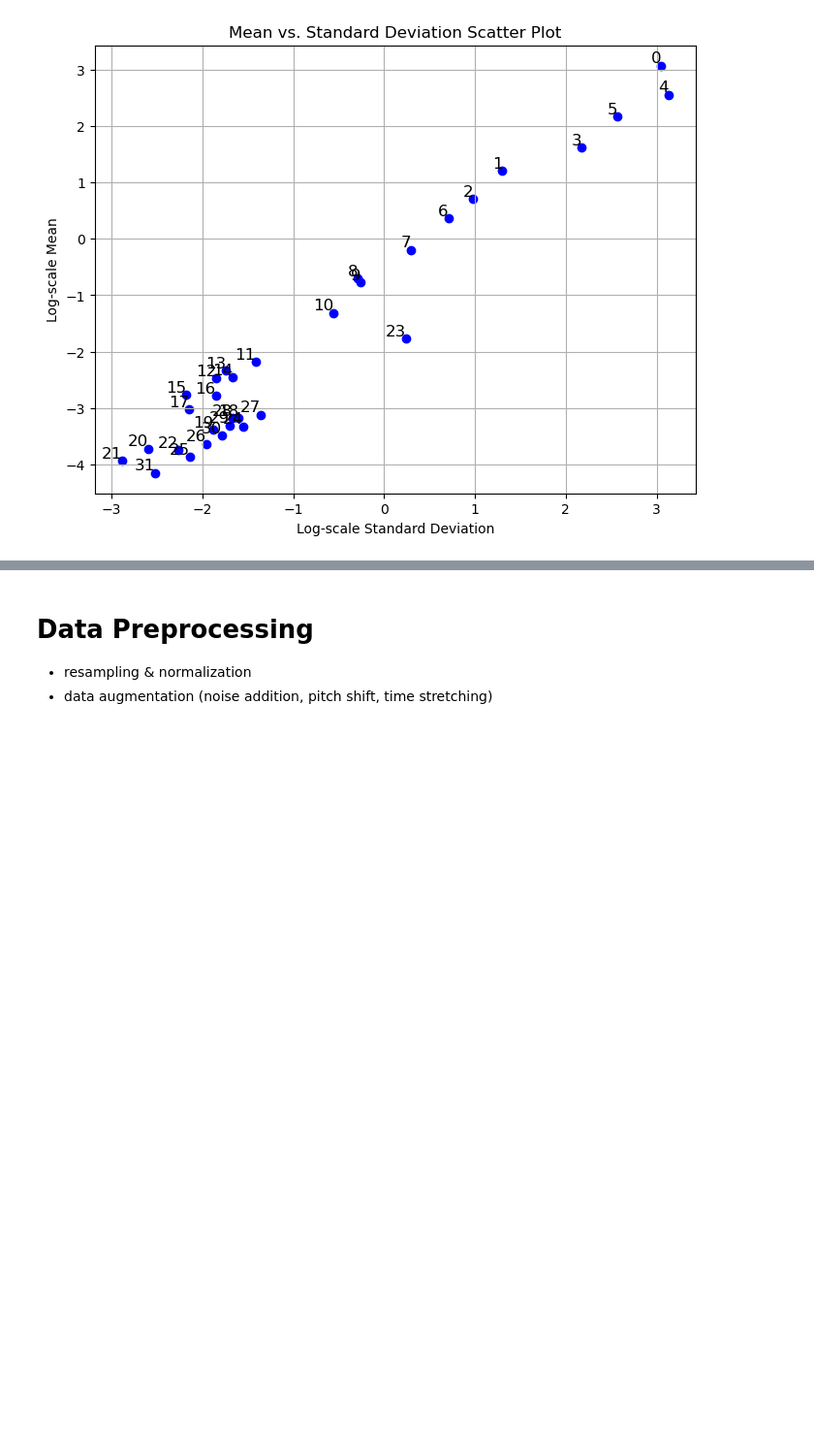
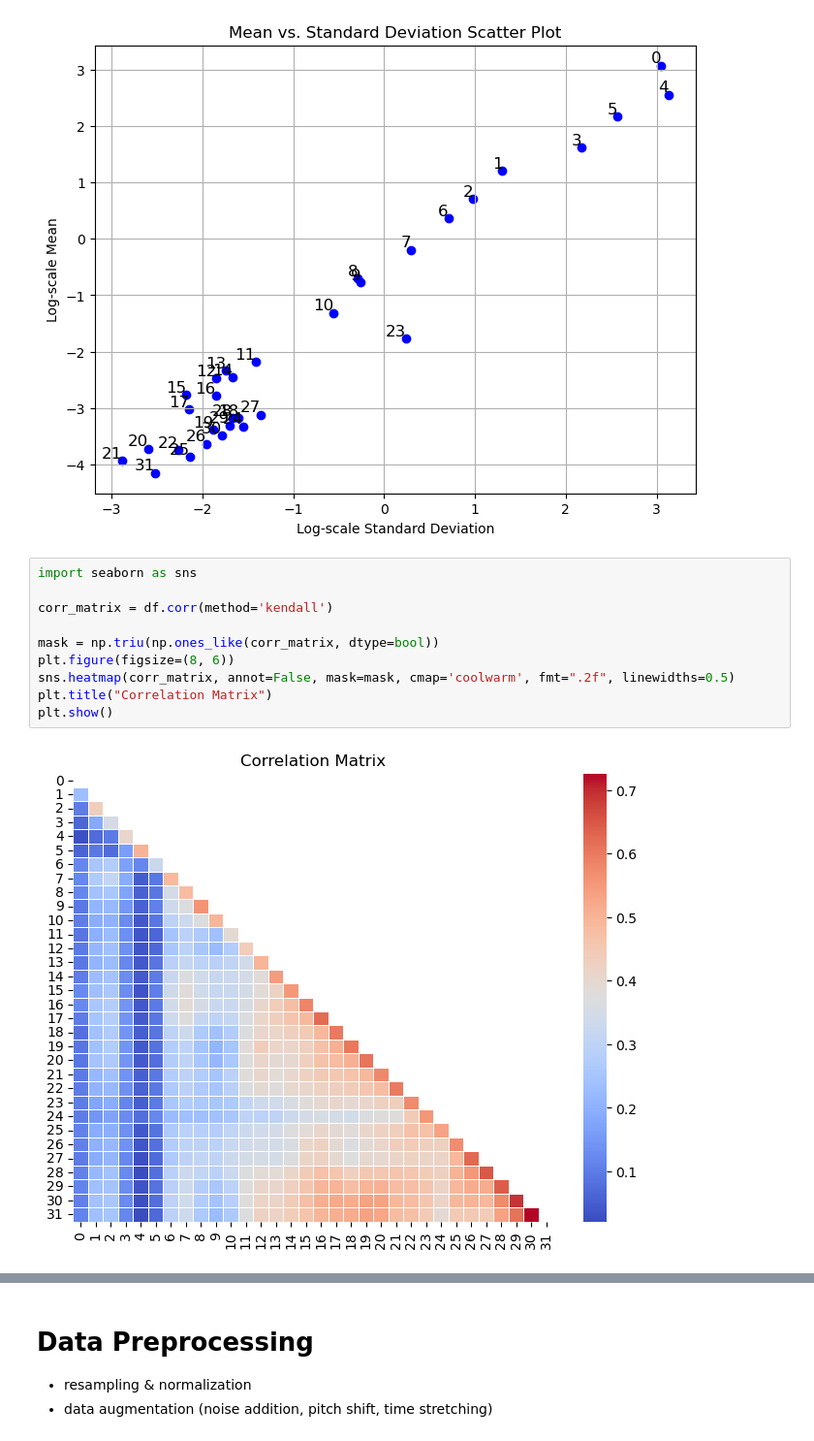
Before and after one commit to quercia-dev/birdclef2025, a Jupyter notebook: 01_Exploratory.ipynb, the cells around one changed output, grey strips where cells are left out. Shown: that part at 97% size. Saved outputs shown, nothing was run; the diff lists cells and outputs as text; blank space fills up the shorter version.

```diff
--- a/01_Exploratory.ipynb
+++ b/01_Exploratory.ipynb
@@ -162,3 +175,15 @@ def plot_mean_std(df: pd.DataFrame, log_map=False):
 plot_mean_std(df[df.columns], True)
 # %% [output]
 [figure]
+# %%
+import seaborn as sns
+
+corr_matrix = df.corr(method='kendall')
+
+mask = np.triu(np.ones_like(corr_matrix, dtype=bool))
+plt.figure(figsize=(8, 6))
+sns.heatmap(corr_matrix, annot=False, mask=mask, cmap='coolwarm', fmt=".2f", linewidths=0.5)
+plt.title("Correlation Matrix")
+plt.show()
+# %% [output]
+[figure, added]
```
Also changed, not shown: parts of 11 cells of this notebook.
